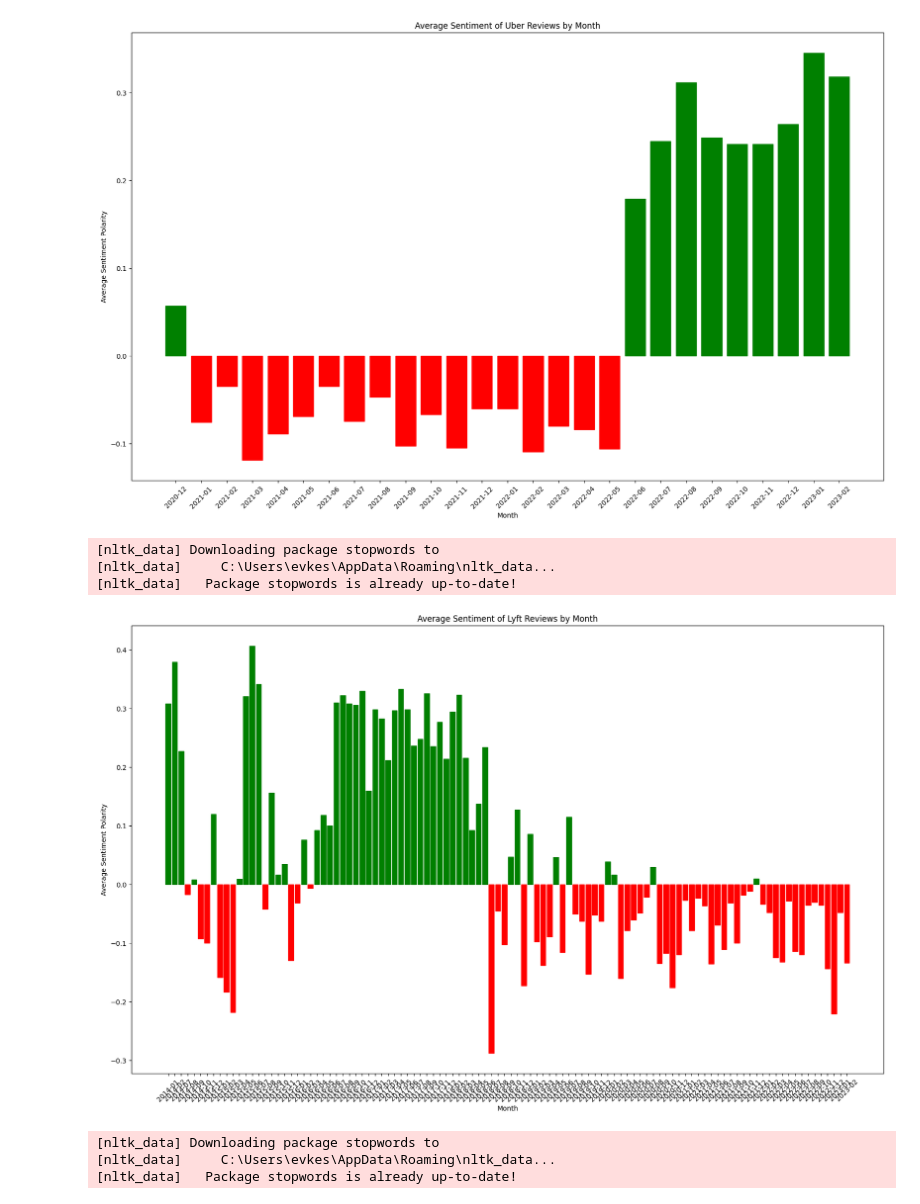
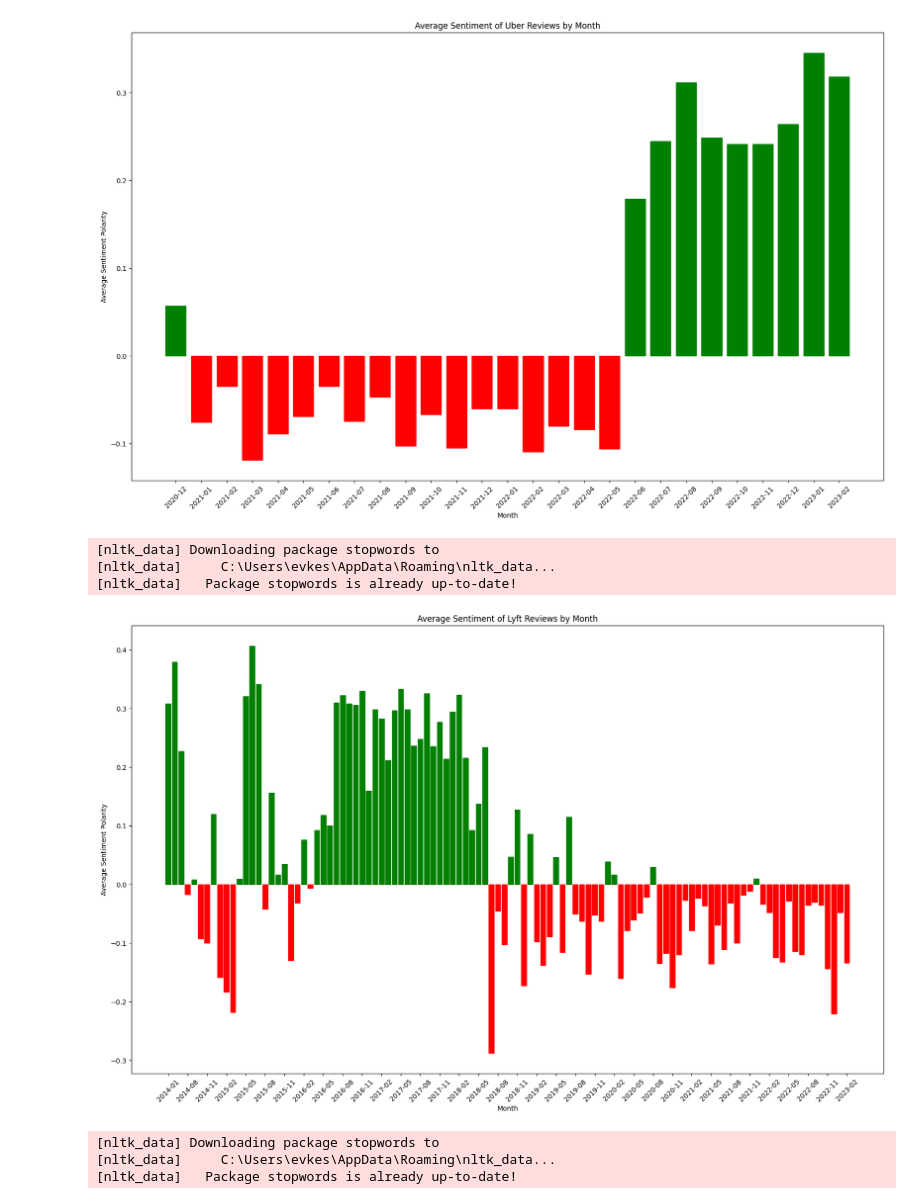
Before and after one commit to evkes/CPSC-4300-Gig-Economy, a Jupyter notebook: dateSentimentAnalysis.ipynb, the cells around one changed output. Cells and saved outputs as stored; diff of their text form; code cells hidden in the pictures.

```diff
--- a/evansCodeForCheckpoint3.ipynb
+++ b/dateSentimentAnalysis.ipynb
@@ -116,6 +117,7 @@ from textblob import TextBlob
 from nltk.corpus import stopwords
 import pandas as pd
 import nltk
+import numpy as np
 
 nltk.download('stopwords')
 stop_words = set(stopwords.words('english'))
@@ -133,35 +135,35 @@ for index, row in lyft.iterrows():
     month = date.strftime('%Y-%m')
     if month not in monthly_sentiment:
         monthly_sentiment[month] = {'polarity_sum': polarity, 'count': 1}
     else:
         monthly_sentiment[month]['polarity_sum'] += polarity
         monthly_sentiment[month]['count'] += 1
 
 average_sentiment = {}
 for month, values in monthly_sentiment.items():
     average_sentiment[month] = values['polarity_sum'] / values['count']
 
 # Sort the months in sequential order
 sorted_months = sorted(average_sentiment.keys(), key=lambda x: pd.to_datetime(x))
 
 # Plot the average sentiment polarity per month
 plt.figure(figsize=(20, 12))
 bars = plt.bar(sorted_months, [average_sentiment[m] for m in sorted_months], align='center')
 for bar, value in zip(bars, [average_sentiment[m] for m in sorted_months]):
     if value >= 0:
         bar.set_color('green')
     else:
         bar.set_color('red')
 plt.title("Average Sentiment of Lyft Reviews by Month")
 plt.xlabel("Month")
 plt.ylabel("Average Sentiment Polarity")
-plt.xticks(rotation=45)
+plt.xticks(np.arange(0, len(sorted_months), 3), sorted_months[::3], rotation=45)
 plt.show()
 # %% [output]
 [nltk_data] Downloading package stopwords to
 [nltk_data]     C:\Users\evkes\AppData\Roaming\nltk_data...
 [nltk_data]   Package stopwords is already up-to-date!
-[figure, old version]
+[figure, new version]
 # %%
 import string
 import matplotlib.pyplot as plt
```
Also changed, not shown: parts of 1 cell of this notebook.
